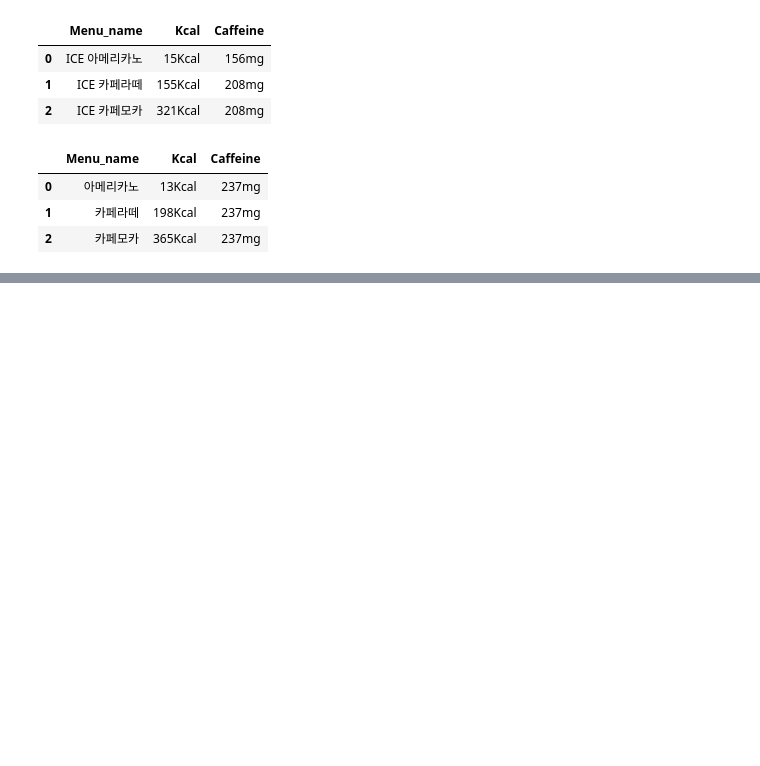
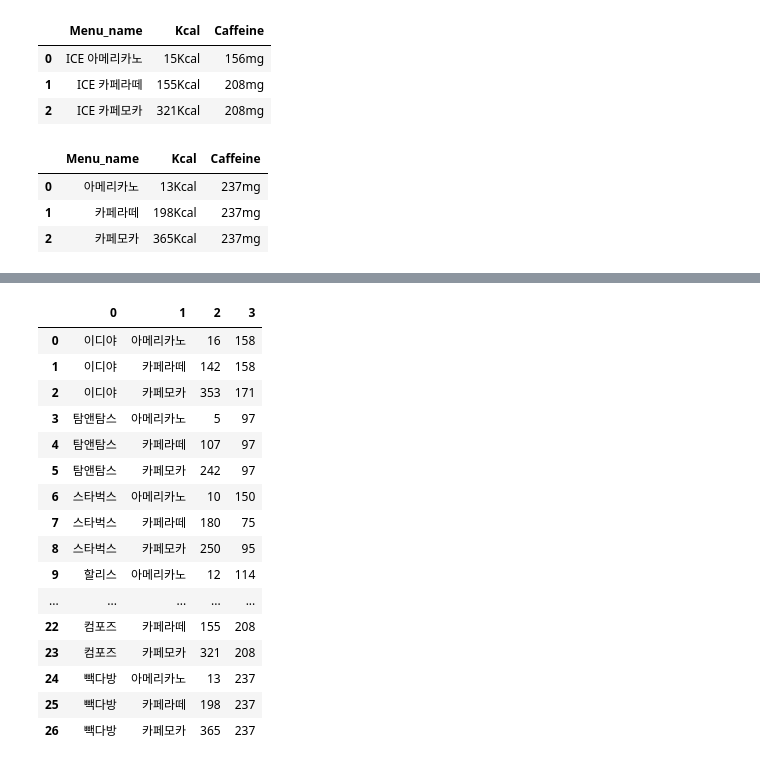
Before and after one commit to addinedu-ros-10th/eda-repo-1, a Jupyter notebook: programs/happy_K.ipynb, the cells around one changed output, grey strips where cells are left out. Saved outputs shown, nothing was run; the diff lists cells and outputs as text; code cells hidden in the pictures; blank space fills up the shorter version.

```diff
--- a/programs/happy_K.ipynb
+++ b/programs/happy_K.ipynb
@@ -439,0 +507,28 @@ paikdabang
+# %%
+DataBase = Sql_start("root", "Rrnrrn1!", "amrbase")
+aws_cur = DataBase.cursor(buffered=True)
+
+aws_cur.execute("select * from coffee_info")
+date_coffee = pd.DataFrame(aws_cur.fetchall())
+
+DataBase.close()
+# %%
+date_coffee
+# %% [output]
+|  | 0 | 1 | 2 | 3 |
+| 0 | 이디야 | 아메리카노 | 16 | 158 |
+| 1 | 이디야 | 카페라떼 | 142 | 158 |
+| 2 | 이디야 | 카페모카 | 353 | 171 |
+| 3 | 탐앤탐스 | 아메리카노 | 5 | 97 |
+| 4 | 탐앤탐스 | 카페라떼 | 107 | 97 |
+| 5 | 탐앤탐스 | 카페모카 | 242 | 97 |
+| 6 | 스타벅스 | 아메리카노 | 10 | 150 |
+| 7 | 스타벅스 | 카페라떼 | 180 | 75 |
+| 8 | 스타벅스 | 카페모카 | 250 | 95 |
+| 9 | 할리스 | 아메리카노 | 12 | 114 |
+| ... | ... | ... | ... | ... |
+| 22 | 컴포즈 | 카페라떼 | 155 | 208 |
+| 23 | 컴포즈 | 카페모카 | 321 | 208 |
+| 24 | 빽다방 | 아메리카노 | 13 | 237 |
+| 25 | 빽다방 | 카페라떼 | 198 | 237 |
+| 26 | 빽다방 | 카페모카 | 365 | 237 |
```
Also changed, not shown: parts of 3 cells of this notebook.
